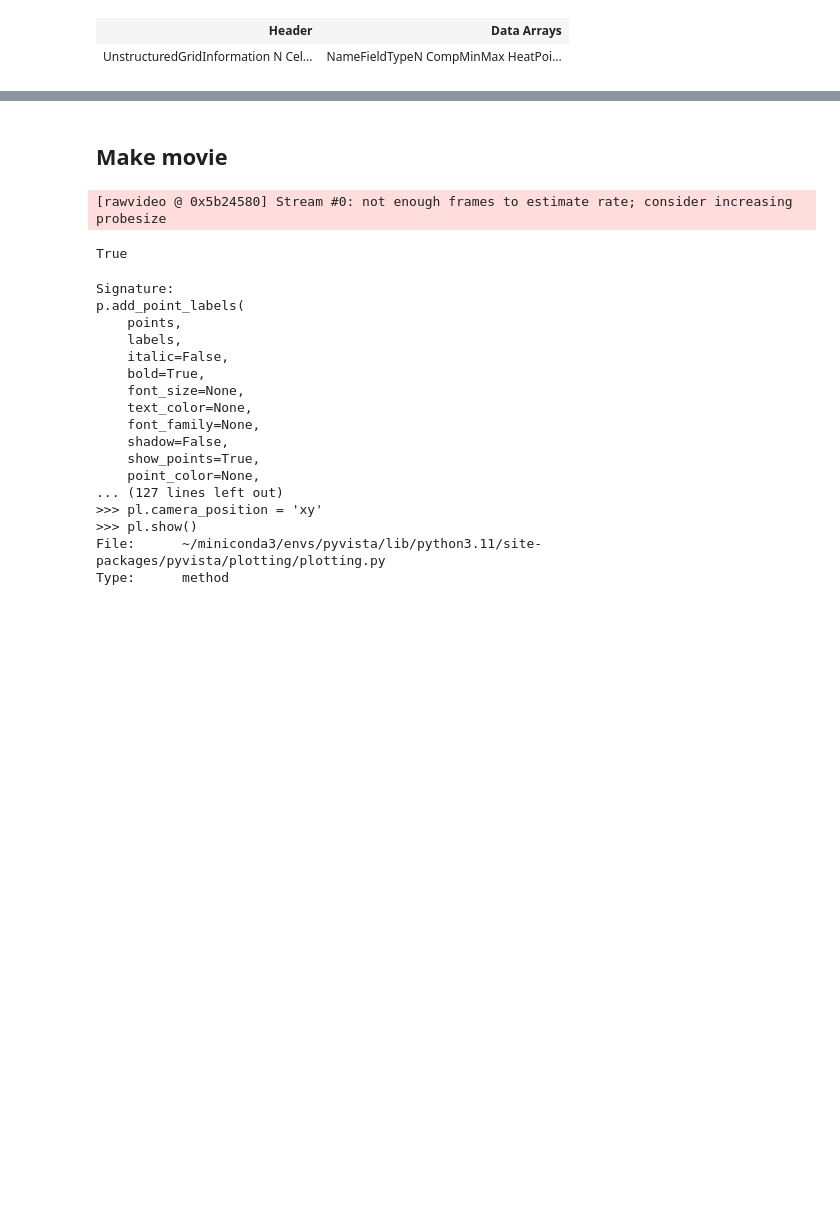
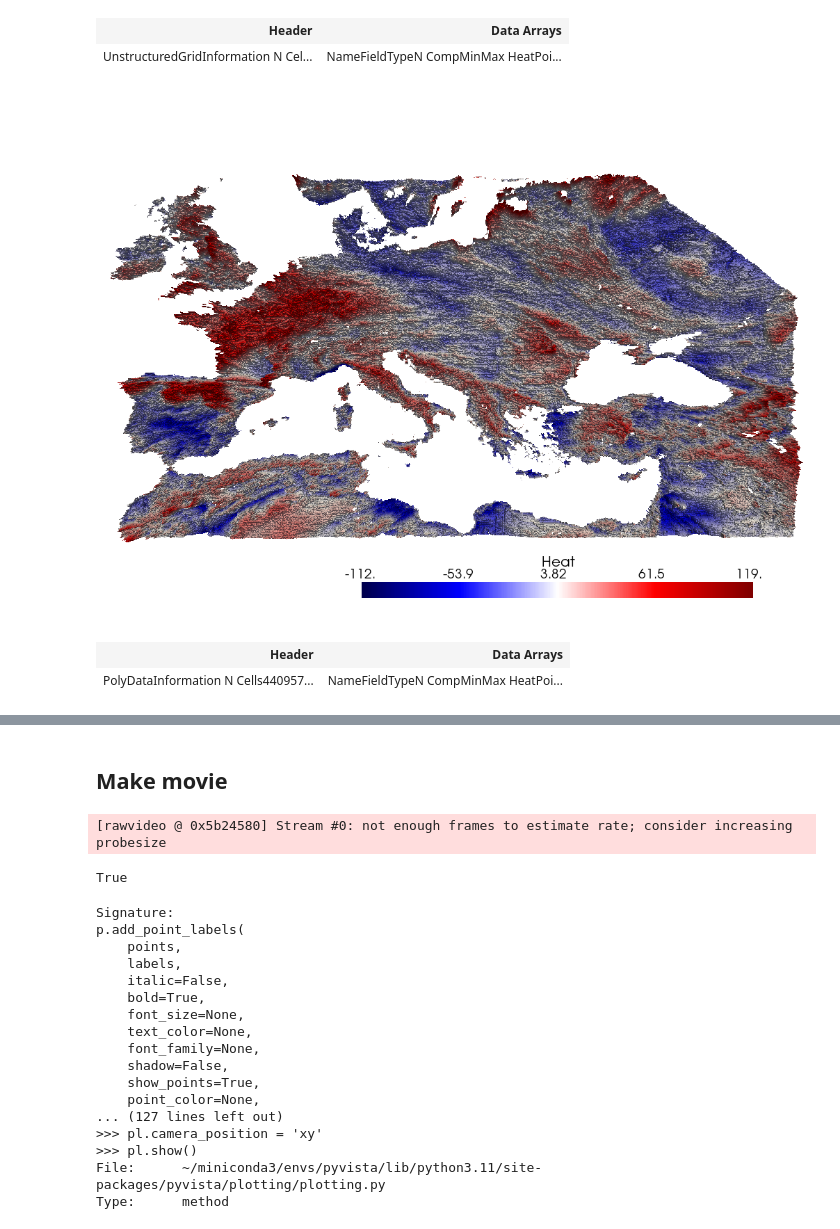
Before and after one commit to bellonet/map-rendering, a Jupyter notebook: pyvista_test_timepoint_movie_creation.ipynb, the cells around one changed output, grey strips where cells are left out. Cells and saved outputs as stored; diff of their text form; code cells hidden in the pictures; blank space fills up the shorter version.

Commit message:
test smooth appearence

```diff
--- a/pyvista_test_timepoint_movie_creation.ipynb
+++ b/pyvista_test_timepoint_movie_creation.ipynb
@@ -59,3 +63,28 @@ grids[0]
 # %% [output]
 | Header | Data Arrays |
 | UnstructuredGridInformation N Cel... | NameFieldTypeN CompMinMax HeatPoi... |
+# %%
+# If needed:
+## test problem with timepoint x
+x = 0
+
+p = pv.Plotter()
+
+p.add_mesh(mesh=grids[0], cmap='seismic', scalar_bar_args=sargs)
+###, scalars=grid["Elevation"], cmap='gist_earth')
+
+p.camera_position = 'xy'
+p.camera.zoom(1.5)
+
+#p.show_grid(color='black')
+p.set_background(color='white')
+p.show()
+# %% [output]
+[figure, added]
+# %%
+grid = grids[0].extract_geometry()
+grid = grid.smooth(n_iter=1000)
+grid
+# %% [output]
+| Header | Data Arrays |
+| PolyDataInformation N Cells440957... | NameFieldTypeN CompMinMax HeatPoi... |
```
Also changed, not shown: parts of 3 cells of this notebook.
